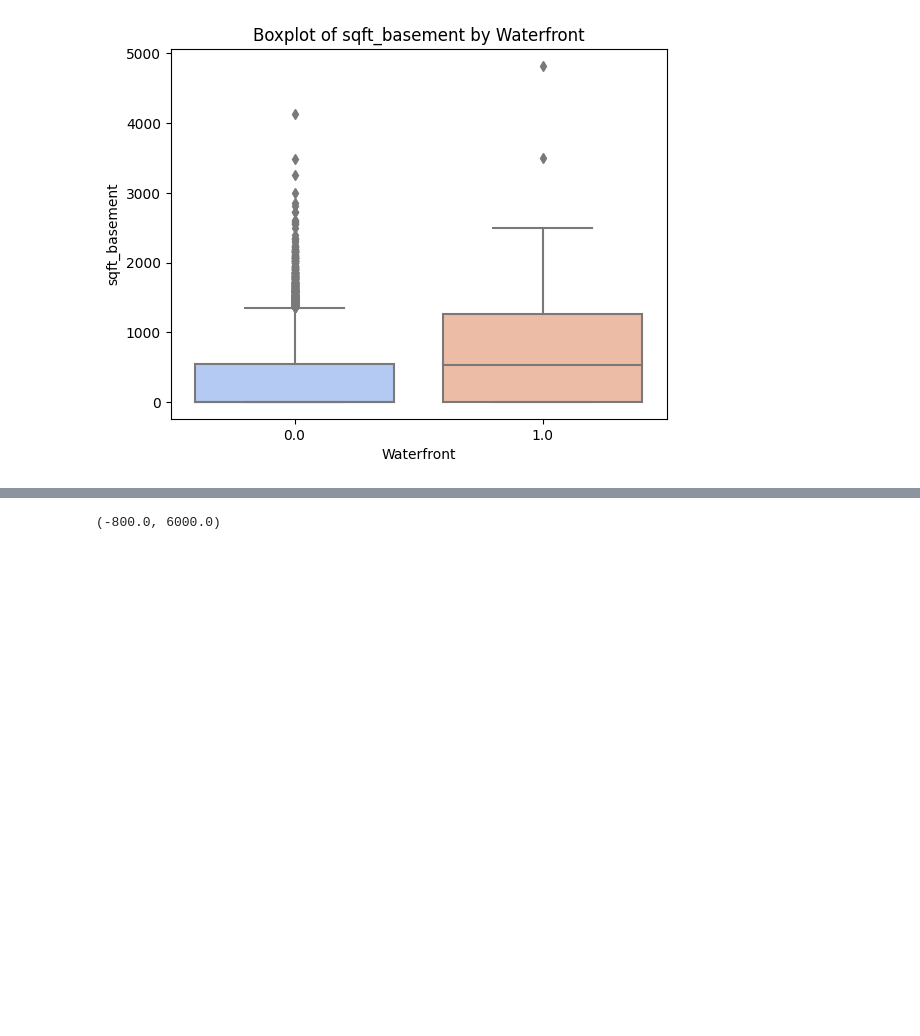
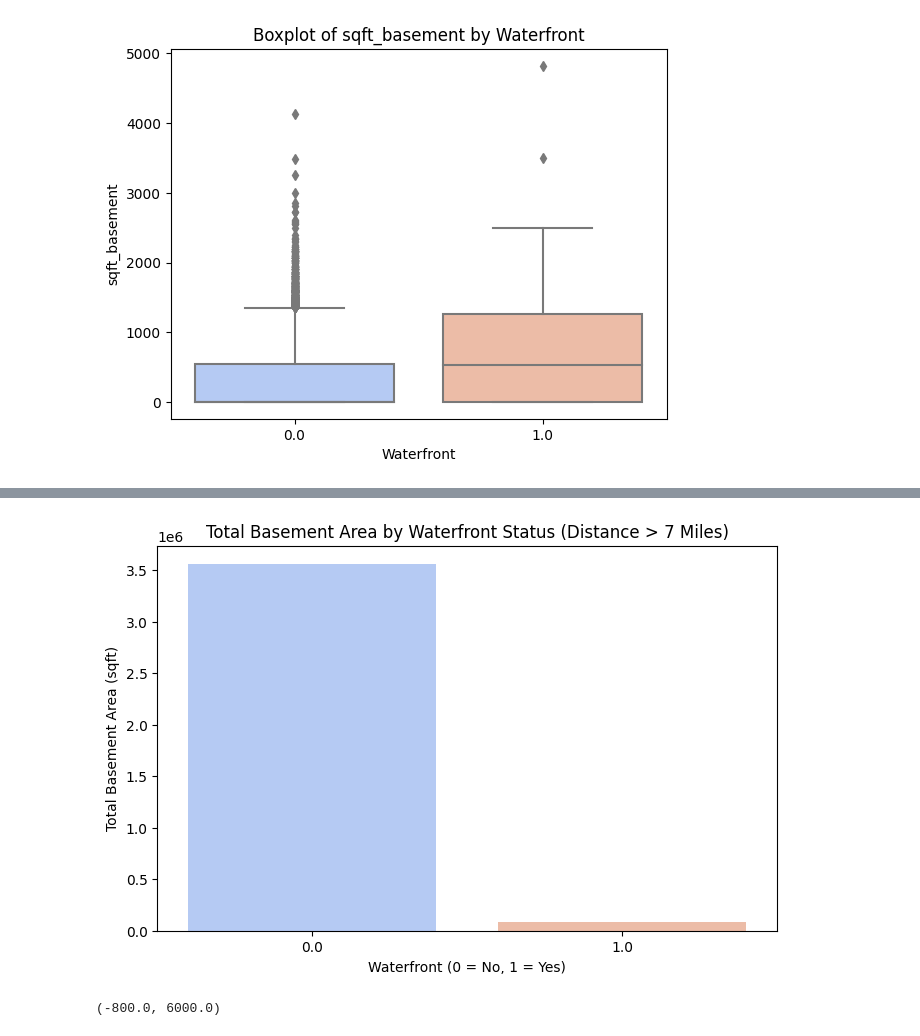
Before and after one commit to Kenny101-dot/eda-housingdata, a Jupyter notebook: Hypothesis.ipynb/Untitled.ipynb, the cells around one changed output, grey strips where cells are left out. Cells and saved outputs as stored; diff of their text form; code cells hidden in the pictures; blank space fills up the shorter version.

```diff
--- a/Hypothesis.ipynb/Untitled.ipynb
+++ b/Hypothesis.ipynb/Untitled.ipynb
@@ -287,3 +297,23 @@ sns.barplot(x='waterfront', y='price', data=df)
+# %%
+# 1. Filter: Entferne alle Zeilen, bei denen der Abstand zum Zentrum <= 7 Meilen ist
+df_filtered = df[df['distance_centre'] > 7]
+
+# 2. Gruppieren nach 'waterfront' und Berechnung der Gesamtfläche der Keller
+basement_by_waterfront = df_filtered.groupby('waterfront')['sqft_basement'].sum()
+
+# 3. Plot erstellen: Balkendiagramm für Kellerflächen mit/ohne Waterfront
+plt.figure(figsize=(8, 5))
+sns.barplot(x=basement_by_waterfront.index, y=basement_by_waterfront.values, palette='coolwarm')
+
+# Titel und Achsenbeschriftungen hinzufügen
+plt.title('Total Basement Area by Waterfront Status (Distance > 7 Miles)')
+plt.xlabel('Waterfront (0 = No, 1 = Yes)')
+plt.ylabel('Total Basement Area (sqft)')
+
+# Plot anzeigen
+plt.show()
+# %% [output]
+[figure, added]
 # %%
 sns.violinplot(x='waterfront', y='sqft_basement', data=df)
 plt.ylim(-800, 6000)
```
Also changed, not shown: parts of 35 cells of this notebook, 3 other files.
